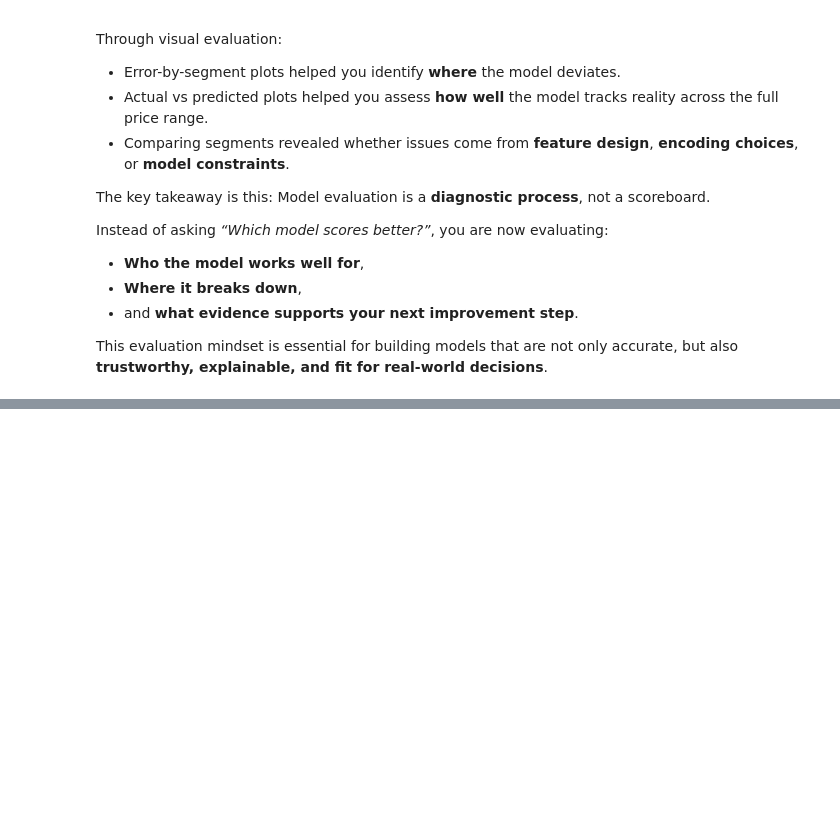
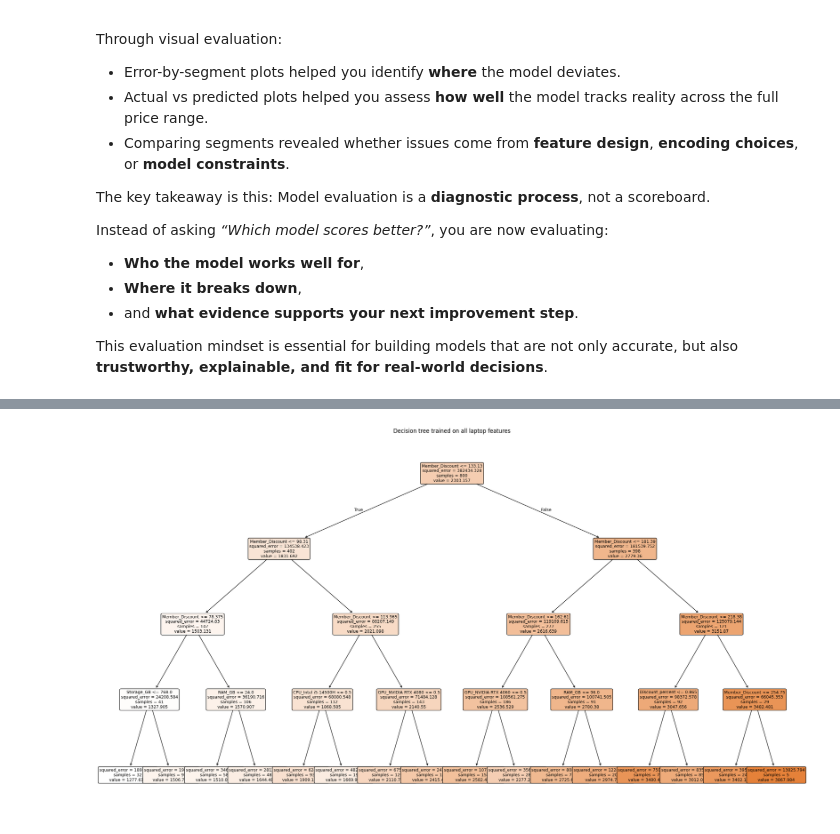
Before and after one commit to qiterri/ADALL_github, a Jupyter notebook: ADALL_Modelling_Evaluation_With_LLM.ipynb, the cells around one changed output, grey strips where cells are left out. Drawn from its saved outputs; the diff is of its cells as text; code cells hidden in the pictures; blank space fills up the shorter version.

```diff
--- a/ADALL_Modelling_Evaluation_With_LLM.ipynb
+++ b/ADALL_Modelling_Evaluation_With_LLM.ipynb
@@ -1686,3 +1732,86 @@ Instead of asking *“Which model scores better?”*, you are now evaluating:
 * and **what evidence supports your next improvement step**.
 
 This evaluation mindset is essential for building models that are not only accurate, but also **trustworthy, explainable, and fit for real-world decisions**.
+# %%
+# Darren's code
+# Decision Tree model + tree plot (similar to the Iris example)
+# Works even if your dataset has categorical columns (one-hot encodes them).
+
+import pandas as pd
+import numpy as np
+import matplotlib.pyplot as plt
+
+from sklearn.model_selection import train_test_split
+from sklearn.compose import ColumnTransformer
+from sklearn.preprocessing import OneHotEncoder
+from sklearn.pipeline import Pipeline
+from sklearn.tree import DecisionTreeRegressor, plot_tree
+from sklearn.metrics import mean_absolute_error, r2_score
+
+# 1) Load data
+url = "https://raw.githubusercontent.com/qiterri/ADALL_github/refs/heads/main/laptop_prices_2024_sgd_TL.csv"
+df = pd.read_csv(url)
+
+# 2) Pick target column (tries to find a column containing 'price', else uses last column)
+price_cols = [c for c in df.columns if "price" in c.lower()]
+target_col = price_cols[0] if price_cols else df.columns[-1]
+
+# 3) Split X/y
+X = df.drop(columns=[target_col])
+y = df[target_col]
+
+# 4) Build preprocessing: one-hot encode categoricals, pass through numerics
+cat_cols = X.select_dtypes(include=["object", "category", "bool"]).columns.tolist()
+num_cols = [c for c in X.columns if c not in cat_cols]
+
+preprocess = ColumnTransformer(
+    transformers=[
+        ("cat", OneHotEncoder(handle_unknown="ignore"), cat_cols),
+        ("num", "passthrough", num_cols),
+    ],
+    remainder="drop",
+)
+
+# 5) Decision Tree (for prices this is typically regression; adjust max_depth for readability)
+tree = DecisionTreeRegressor(
+    random_state=42,
+    max_depth=4,          # increase (e.g., None) for full complexity; 3–5 is readable
+    min_samples_leaf=5    # helps reduce overfitting / noisy splits
+)
+
+model = Pipeline(steps=[("preprocess", preprocess), ("tree", tree)])
+
+# 6) Train/test split and fit
+X_train, X_test, y_train, y_test = train_test_split(
+    X, y, test_size=0.2, random_state=42
+)
+
+model.fit(X_train, y_train)
+
+# 7) Quick evaluation
+pred = model.predict(X_test)
+print(f"Target column: {target_col}")
+print(f"MAE: {mean_absolute_error(y_test, pred):.2f}")
+print(f"R²:  {r2_score(y_test, pred):.3f}")
+
+# 8) Plot the trained tree (like the Iris plot)
+# Get feature names after one-hot encoding
+ohe = model.named_steps["preprocess"].named_transformers_["cat"]
+cat_feature_names = []
+if len(cat_cols) > 0:
+    cat_feature_names = ohe.get_feature_names_out(cat_cols).tolist()
+
+feature_names = cat_feature_names + num_cols
+
+plt.figure(figsize=(22, 12))
+plot_tree(
+    model.named_steps["tree"],
+    feature_names=feature_names,
+    filled=True,
+    rounded=True,
+    fontsize=9
+)
+plt.title("Decision tree trained on all laptop features")
+plt.tight_layout()
+plt.show()
+# %% [output]
@@ -1688,0 +1821 @@ This evaluation mindset is essential for building models that are not only accur
+[figure, added]
```
Also changed, not shown: parts of 14 cells of this notebook.
